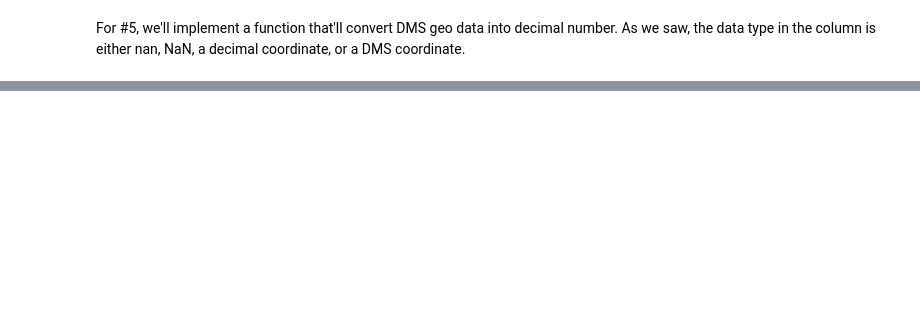
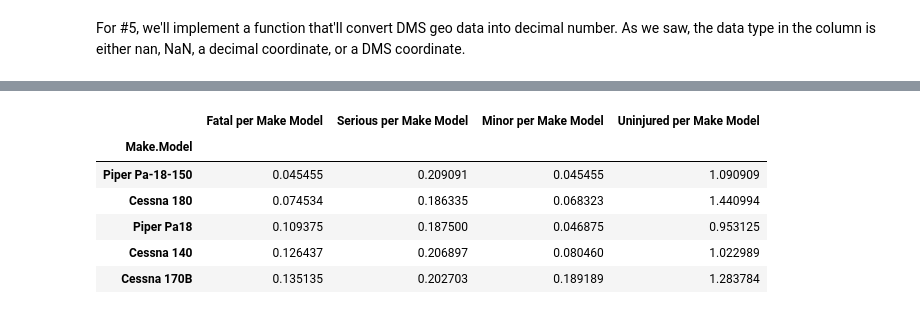
Before and after one commit to leksea/dsc-phase-1-project, a Jupyter notebook: Alexandra Yakovleva Phase 1 DS Flex Final Project.ipynb, the cells around one changed output, grey strips where cells are left out. Saved outputs shown, nothing was run; the diff lists cells and outputs as text; code cells hidden in the pictures; blank space fills up the shorter version.

```diff
--- a/Alexandra Yakovleva Phase 1 DS Flex Final Project.ipynb
+++ b/Alexandra Yakovleva Phase 1 DS Flex Final Project.ipynb
@@ -422,0 +586,20 @@ Then we'll look into Plane Damage.
+# %%
+#supplemental function to normalize the injuries by report count
+def norm_inj_top_n_make_model(df_top_n):
+    #injury columns
+    columns_inj = ['Total.Fatal.Injuries', 'Total.Serious.Injuries', \
+                       'Total.Minor.Injuries', 'Total.Uninjured']
+    #create new dataframe
+    df_norm = pd.DataFrame({'Fatal per Make Model':\
+                        df_top_n['Total.Fatal.Injuries']/df_top_n['Count'],\
+                        'Serious per Make Model':\
+                        df_top_n['Total.Serious.Injuries']/df_top_n['Count'],\
+                        'Minor per Make Model':\
+                        df_top_n['Total.Minor.Injuries']/df_top_n['Count'],\
+                        'Uninjured per Make Model':\
+                        df_top_n['Total.Uninjured']/df_top_n['Count']})
+
+    # sort
+    df_norm = df_norm.sort_values(by=['Fatal per Make Model', 'Uninjured per Make Model'],\
+                                  ascending=[True, False])
+    return df_norm
@@ -422,0 +671,11 @@ Then we'll look into Plane Damage.
+# %%
+# the 5 safest planes for personal use:
+df_pers_norm.head(5);
+# %% [output]
+|  | Fatal per Make Model | Serious per Make Model | Minor per Make Model | Uninjured per Make Model |
+| Make.Model |  |  |  |  |
+| Piper Pa-18-150 | 0.045455 | 0.209091 | 0.045455 | 1.090909 |
+| Cessna 180 | 0.074534 | 0.186335 | 0.068323 | 1.440994 |
+| Piper Pa18 | 0.109375 | 0.187500 | 0.046875 | 0.953125 |
+| Cessna 140 | 0.126437 | 0.206897 | 0.080460 | 1.022989 |
+| Cessna 170B | 0.135135 | 0.202703 | 0.189189 | 1.283784 |
```
Also changed, not shown: parts of 35 cells of this notebook, 9 other files.
